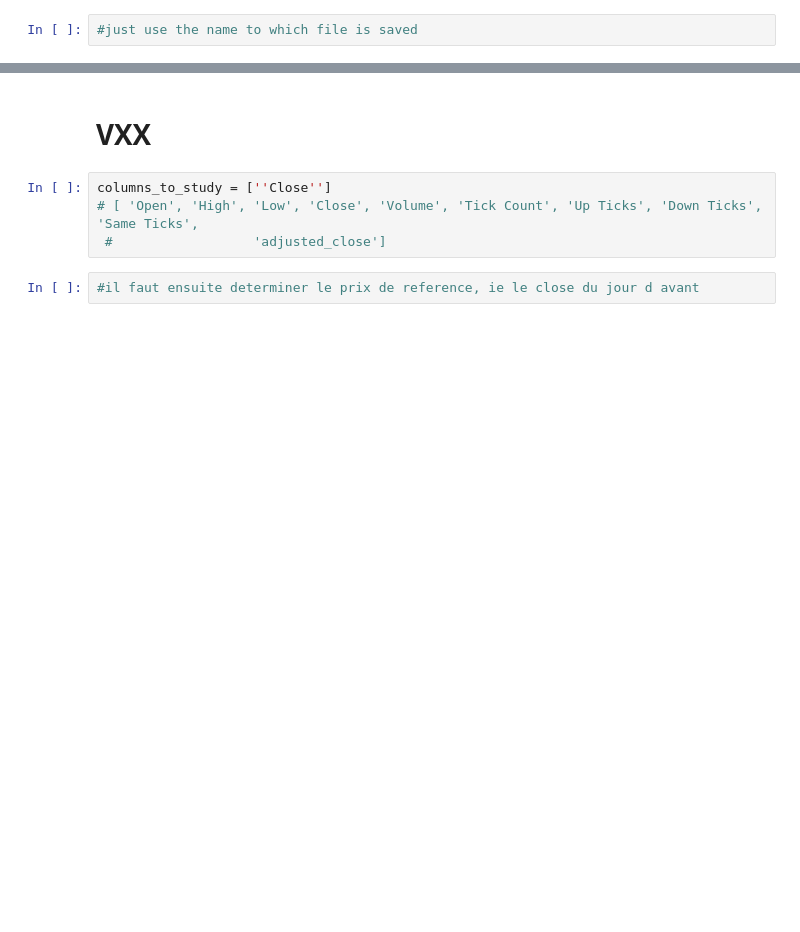
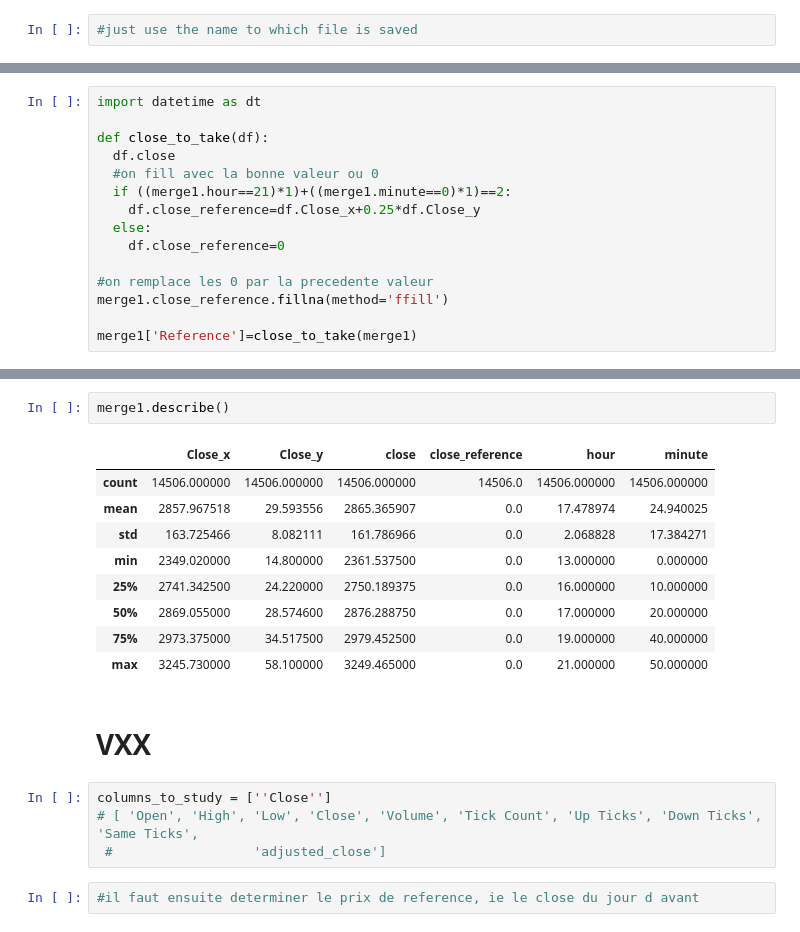
Before and after one commit to olivier2106/SP, a Jupyter notebook: vix_ux_intraday.ipynb, the cells around one changed output, grey strips where cells are left out. Drawn from its saved outputs; the diff is of its cells as text; blank space fills up the shorter version.

```diff
--- a/vix_ux_intraday.ipynb
+++ b/vix_ux_intraday.ipynb
@@ -33,0 +137,15 @@ aggregation_col = ['Date and Time']
+# %%
+import datetime as dt
+
+def close_to_take(df):
+  df.close
+  #on fill avec la bonne valeur ou 0
+  if ((merge1.hour==21)*1)+((merge1.minute==0)*1)==2:
+    df.close_reference=df.Close_x+0.25*df.Close_y
+  else:
+    df.close_reference=0
+
+#on remplace les 0 par la precedente valeur
+merge1.close_reference.fillna(method='ffill')
+
+merge1['Reference']=close_to_take(merge1)
@@ -34,3 +170,15 @@ aggregation_col = ['Date and Time']
+# %%
+merge1.describe()
+# %% [output]
+|  | Close_x | Close_y | close | close_reference | hour | minute |
+| count | 14506.000000 | 14506.000000 | 14506.000000 | 14506.0 | 14506.000000 | 14506.000000 |
+| mean | 2857.967518 | 29.593556 | 2865.365907 | 0.0 | 17.478974 | 24.940025 |
+| std | 163.725466 | 8.082111 | 161.786966 | 0.0 | 2.068828 | 17.384271 |
+| min | 2349.020000 | 14.800000 | 2361.537500 | 0.0 | 13.000000 | 0.000000 |
+| 25% | 2741.342500 | 24.220000 | 2750.189375 | 0.0 | 16.000000 | 10.000000 |
+| 50% | 2869.055000 | 28.574600 | 2876.288750 | 0.0 | 17.000000 | 20.000000 |
+| 75% | 2973.375000 | 34.517500 | 2979.452500 | 0.0 | 19.000000 | 40.000000 |
+| max | 3245.730000 | 58.100000 | 3249.465000 | 0.0 | 21.000000 | 50.000000 |
 # %% [markdown]
 # VXX
 # %%
```
Also changed, not shown: parts of 17 cells of this notebook.
